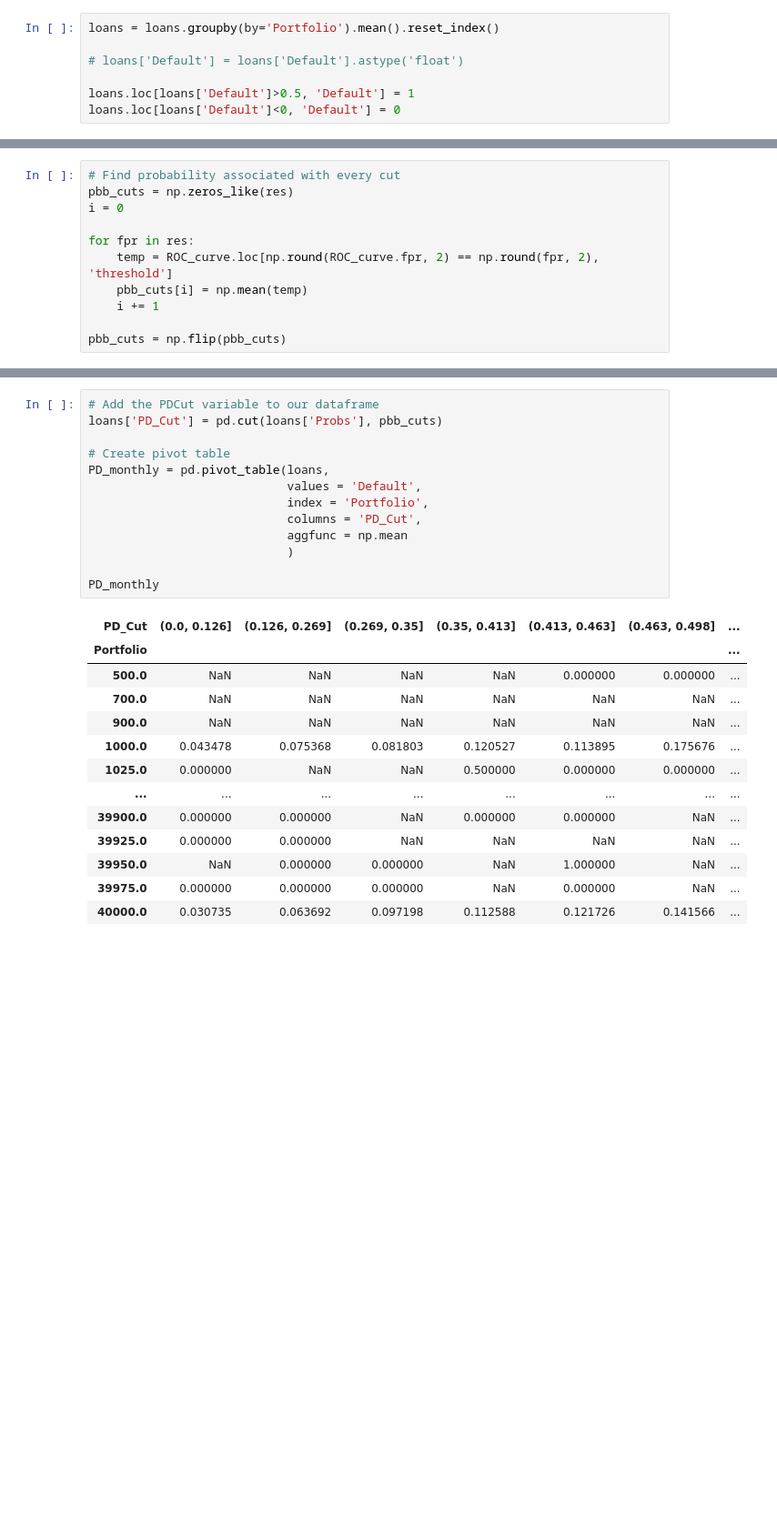
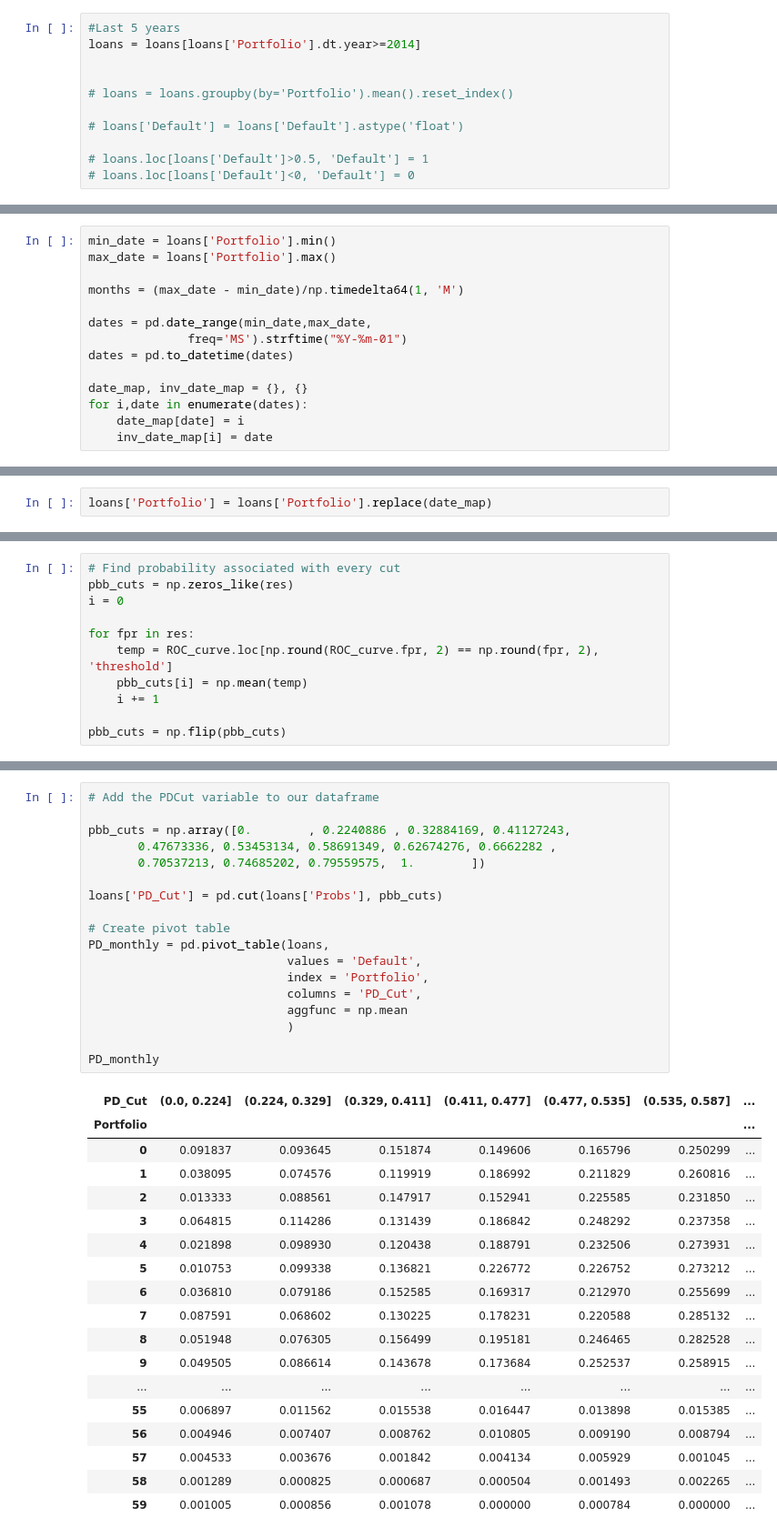
Before and after one commit to preetmodi/Credit-Risk-Analytics, a Jupyter notebook: PD calibration.ipynb, the cells around one changed output, grey strips where cells are left out. Shown: that part at 91% size. Cells and saved outputs as stored; diff of their text form; blank space fills up the shorter version.

```diff
--- a/PD calibration.ipynb
+++ b/PD calibration.ipynb
@@ -47,12 +47,16 @@ loans['Probs'] = pd.Series(logreg.predict_proba(all_merged.drop(['id', 'Default'
 
 loans['Portfolio'] = all_merged['issue_d']
 # %%
-loans = loans.groupby(by='Portfolio').mean().reset_index()
+#Last 5 years
+loans = loans[loans['Portfolio'].dt.year>=2014]
+
+
+# loans = loans.groupby(by='Portfolio').mean().reset_index()
 
 # loans['Default'] = loans['Default'].astype('float')
 
-loans.loc[loans['Default']>0.5, 'Default'] = 1
-loans.loc[loans['Default']<0, 'Default'] = 0
+# loans.loc[loans['Default']>0.5, 'Default'] = 1
+# loans.loc[loans['Default']<0, 'Default'] = 0
 # %%
 # #PD Calibration: The PD calibration can be done with the score, the monthly portfolio each case belongs to (usually the behavioural scorecard is used), the labels (Default / Non-Default) and a set of economic factors. For this work we will use an exchange rate and a commodity price.
 
@@ -181,0 +222,14 @@ loans.loc[loans['Default']<0, 'Default'] = 0
+# %%
+min_date = loans['Portfolio'].min()
+max_date = loans['Portfolio'].max()
+
+months = (max_date - min_date)/np.timedelta64(1, 'M')
+
+dates = pd.date_range(min_date,max_date,
+              freq='MS').strftime("%Y-%m-01")
+dates = pd.to_datetime(dates)
+
+date_map, inv_date_map = {}, {}
+for i,date in enumerate(dates):
+    date_map[date] = i
+    inv_date_map[i] = date
@@ -181,0 +238,2 @@ loans.loc[loans['Default']<0, 'Default'] = 0
+# %%
+loans['Portfolio'] = loans['Portfolio'].replace(date_map)
@@ -367,28 +441,38 @@ Probs
 dtype: float64
 # %%
 # Add the PDCut variable to our dataframe
+
+pbb_cuts = np.array([0.        , 0.2240886 , 0.32884169, 0.41127243,
+       0.47673336, 0.53453134, 0.58691349, 0.62674276, 0.6662282 ,
+       0.70537213, 0.74685202, 0.79559575,  1.        ])
+
 loans['PD_Cut'] = pd.cut(loans['Probs'], pbb_cuts)
 
 # Create pivot table
 PD_monthly = pd.pivot_table(loans,
                             values = 'Default',
                             index = 'Portfolio',
                             columns = 'PD_Cut',
                             aggfunc = np.mean
                             )
 
 PD_monthly
 # %% [output]
-| PD_Cut | (0.0, 0.126] | (0.126, 0.269] | (0.269, 0.35] | (0.35, 0.413] | (0.413, 0.463] | (0.463, 0.498] | ... |
+| PD_Cut | (0.0, 0.224] | (0.224, 0.329] | (0.329, 0.411] | (0.411, 0.477] | (0.477, 0.535] | (0.535, 0.587] | ... |
 | Portfolio |  |  |  |  |  |  | ... |
-| 500.0 | NaN | NaN | NaN | NaN | 0.000000 | 0.000000 | ... |
-| 700.0 | NaN | NaN | NaN | NaN | NaN | NaN | ... |
-| 900.0 | NaN | NaN | NaN | NaN | NaN | NaN | ... |
-| 1000.0 | 0.043478 | 0.075368 | 0.081803 | 0.120527 | 0.113895 | 0.175676 | ... |
-| 1025.0 | 0.000000 | NaN | NaN | 0.500000 | 0.000000 | 0.000000 | ... |
+| 0 | 0.091837 | 0.093645 | 0.151874 | 0.149606 | 0.165796 | 0.250299 | ... |
+| 1 | 0.038095 | 0.074576 | 0.119919 | 0.186992 | 0.211829 | 0.260816 | ... |
+| 2 | 0.013333 | 0.088561 | 0.147917 | 0.152941 | 0.225585 | 0.231850 | ... |
+| 3 | 0.064815 | 0.114286 | 0.131439 | 0.186842 | 0.248292 | 0.237358 | ... |
+| 4 | 0.021898 | 0.098930 | 0.120438 | 0.188791 | 0.232506 | 0.273931 | ... |
+| 5 | 0.010753 | 0.099338 | 0.136821 | 0.226772 | 0.226752 | 0.273212 | ... |
+| 6 | 0.036810 | 0.079186 | 0.152585 | 0.169317 | 0.212970 | 0.255699 | ... |
+| 7 | 0.087591 | 0.068602 | 0.130225 | 0.178231 | 0.220588 | 0.285132 | ... |
+| 8 | 0.051948 | 0.076305 | 0.156499 | 0.195181 | 0.246465 | 0.282528 | ... |
+| 9 | 0.049505 | 0.086614 | 0.143678 | 0.173684 | 0.252537 | 0.258915 | ... |
 | ... | ... | ... | ... | ... | ... | ... | ... |
-| 39900.0 | 0.000000 | 0.000000 | NaN | 0.000000 | 0.000000 | NaN | ... |
-| 39925.0 | 0.000000 | 0.000000 | NaN | NaN | NaN | NaN | ... |
-| 39950.0 | NaN | 0.000000 | 0.000000 | NaN | 1.000000 | NaN | ... |
-| 39975.0 | 0.000000 | 0.000000 | 0.000000 | NaN | 0.000000 | NaN | ... |
-| 40000.0 | 0.030735 | 0.063692 | 0.097198 | 0.112588 | 0.121726 | 0.141566 | ... |
+| 55 | 0.006897 | 0.011562 | 0.015538 | 0.016447 | 0.013898 | 0.015385 | ... |
+| 56 | 0.004946 | 0.007407 | 0.008762 | 0.010805 | 0.009190 | 0.008794 | ... |
+| 57 | 0.004533 | 0.003676 | 0.001842 | 0.004134 | 0.005929 | 0.001045 | ... |
+| 58 | 0.001289 | 0.000825 | 0.000687 | 0.000504 | 0.001493 | 0.002265 | ... |
+| 59 | 0.001005 | 0.000856 | 0.001078 | 0.000000 | 0.000784 | 0.000000 | ... |
```
Also changed, not shown: parts of 34 cells of this notebook.
